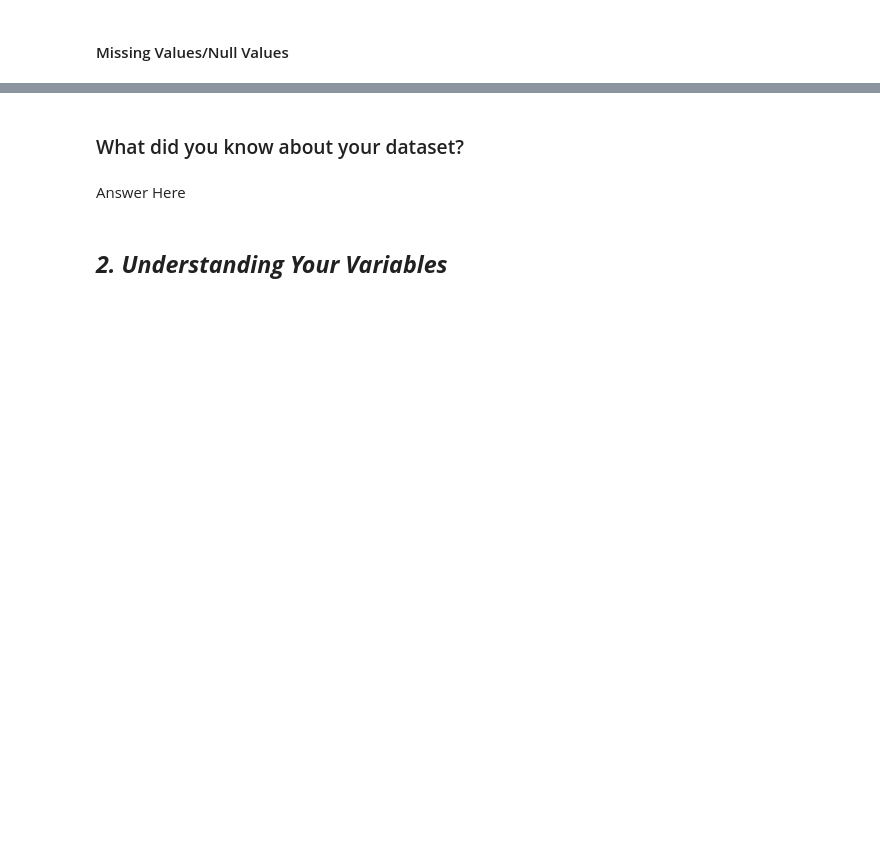
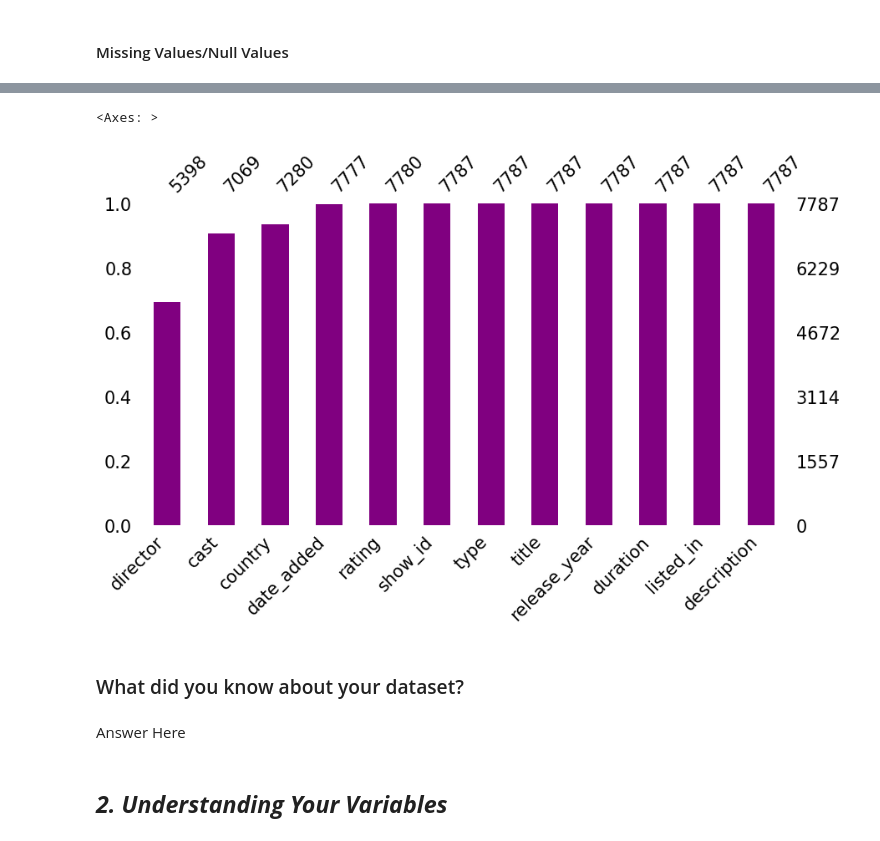
Before and after one commit to treasure823/Netflix-Movies-and-TV-Shows-Clustering-Unsupervised-Machine-Learning, a Jupyter notebook: Netflix_Movies_and_TV_Shows_Clustering_Unsupervised_Machine_Learning_Capstone_4_Project.ipynb, the cells around one changed output, grey strips where cells are left out. Cells and saved outputs as stored; diff of their text form; code cells hidden in the pictures; blank space fills up the shorter version.

```diff
--- a/Netflix_Movies_and_TV_Shows_Clustering_Unsupervised_Machine_Learning_Capstone_4_Project.ipynb
+++ b/Netflix_Movies_and_TV_Shows_Clustering_Unsupervised_Machine_Learning_Capstone_4_Project.ipynb
@@ -130,3 +253,9 @@ df = pd.read_csv(path)
+# %%
+import missingno as msno
+msno.bar(df, color='purple',sort='ascending', figsize=(10,5), fontsize=15)
+# %% [output]
+<Axes: >
+[figure, added]
 # %% [markdown]
 ### What did you know about your dataset?
 # %% [markdown]
```
Also changed, not shown: parts of 20 cells of this notebook.
